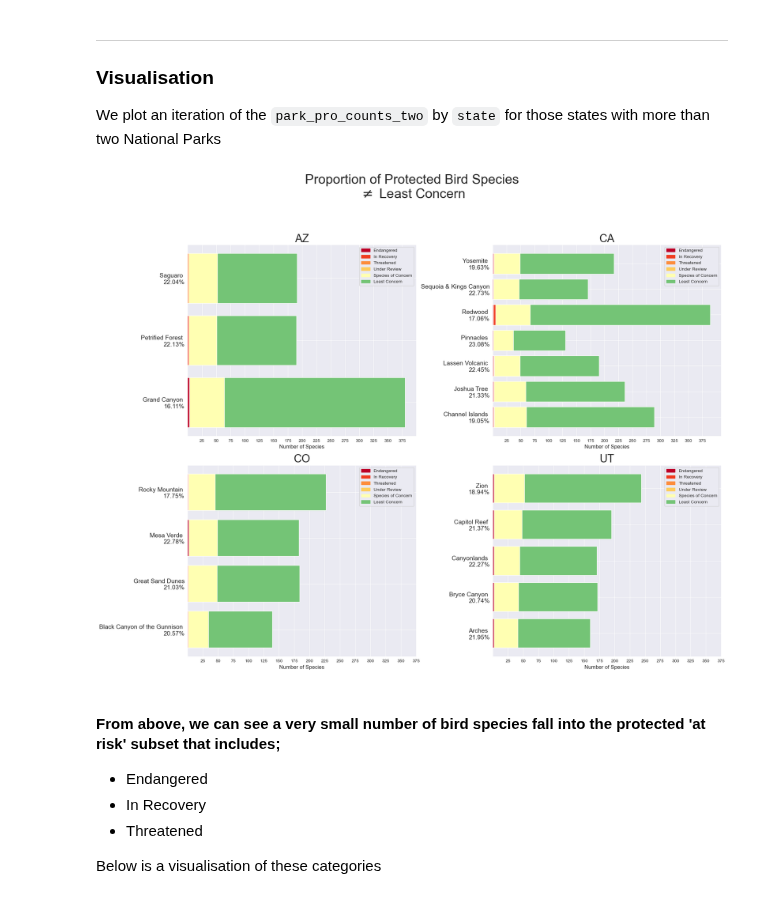
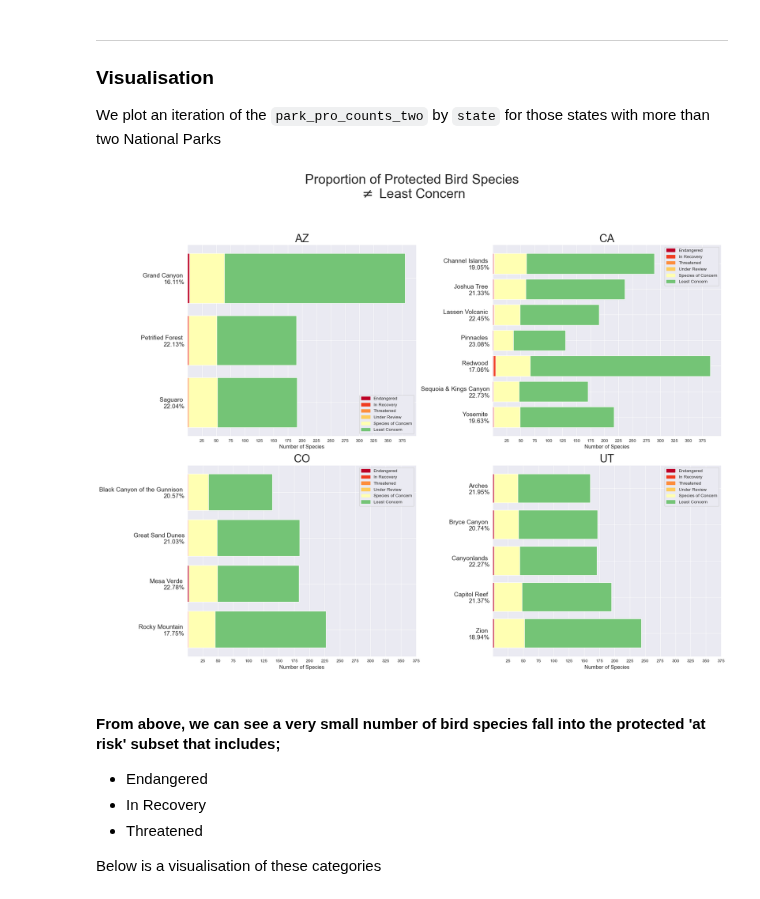
Before and after one commit to pineapple-bois/Biodiversity-In-National-Parks-Real-World, a Jupyter notebook: analysis.ipynb, the cells around one changed output. Saved outputs shown, nothing was run; the diff lists cells and outputs as text; code cells hidden in the pictures.

```diff
--- a/analysis.ipynb
+++ b/analysis.ipynb
@@ -329,34 +329,35 @@ states_list_short = ['AZ', 'CA', 'CO', 'UT']
 
 cons_colours = ['#bd0026','#f03b20','#fd8d3c','#fecc5c','#ffffb2', '#74c476']
 
 plt.figure(figsize=(20,15))
 plt.suptitle('Proportion of Protected Bird Species\n$\\neq$ Least Concern', fontsize=30, y=1.05)
 for i, state in enumerate(states_list_short):
     data = pd.DataFrame(parks_pro_counts_two[parks_pro_counts_two['state'] == state])
     age_protected = data['percent_protected'].values
     plt.subplot(2,2,(i+1))
     plt.title(state, fontsize=25)
     plt.barh(y=data.park_name, width=data.least_concern, color='#74c476')
     plt.barh(y=data.park_name, width=data.species_of_concern, color='#ffffb2')
     plt.barh(y=data.park_name, width=data.under_review, color='#fecc5c')
     plt.barh(y=data.park_name, width=data.threatened, color='#fd8d3c')
     plt.barh(y=data.park_name, width=data.in_recovery, color='#f03b20')
     plt.barh(y=data.park_name, width=data.endangered, color='#bd0026')
     #plt.yticks(rotation=0, fontsize=14)
     plt.yticks(np.arange(len(data)),
                [f'{park}\n{age}%'
                 for park, age in zip(data.park_name, age_protected)],
                rotation=0, fontsize=14)
     plt.xticks(np.arange(25,400,25))
     plt.xlabel('Number of Species', fontsize=12)
     plt.legend(handles=handles, fontsize=10)
+    plt.gca().invert_yaxis() # y-axis runs from top to bottom
     plt.grid(True)
 
 plt.subplots_adjust(top=0.5)
 plt.tight_layout()
 plt.show()
 # %% [output]
-[figure, old version]
+[figure, new version]
 # %% [markdown]
 #### From above, we can see a very small number of bird species fall into the protected 'at risk' subset that includes;
 - Endangered
```
Also changed, not shown: parts of 2 cells of this notebook.
